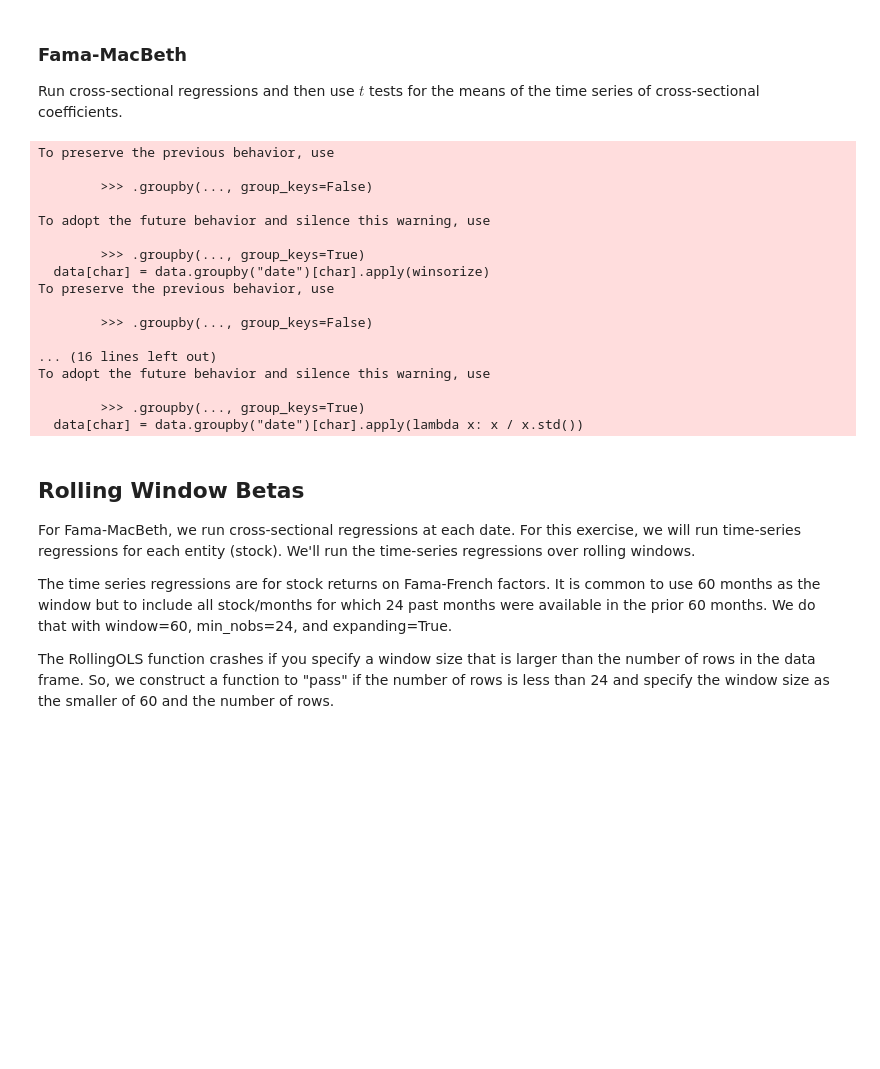
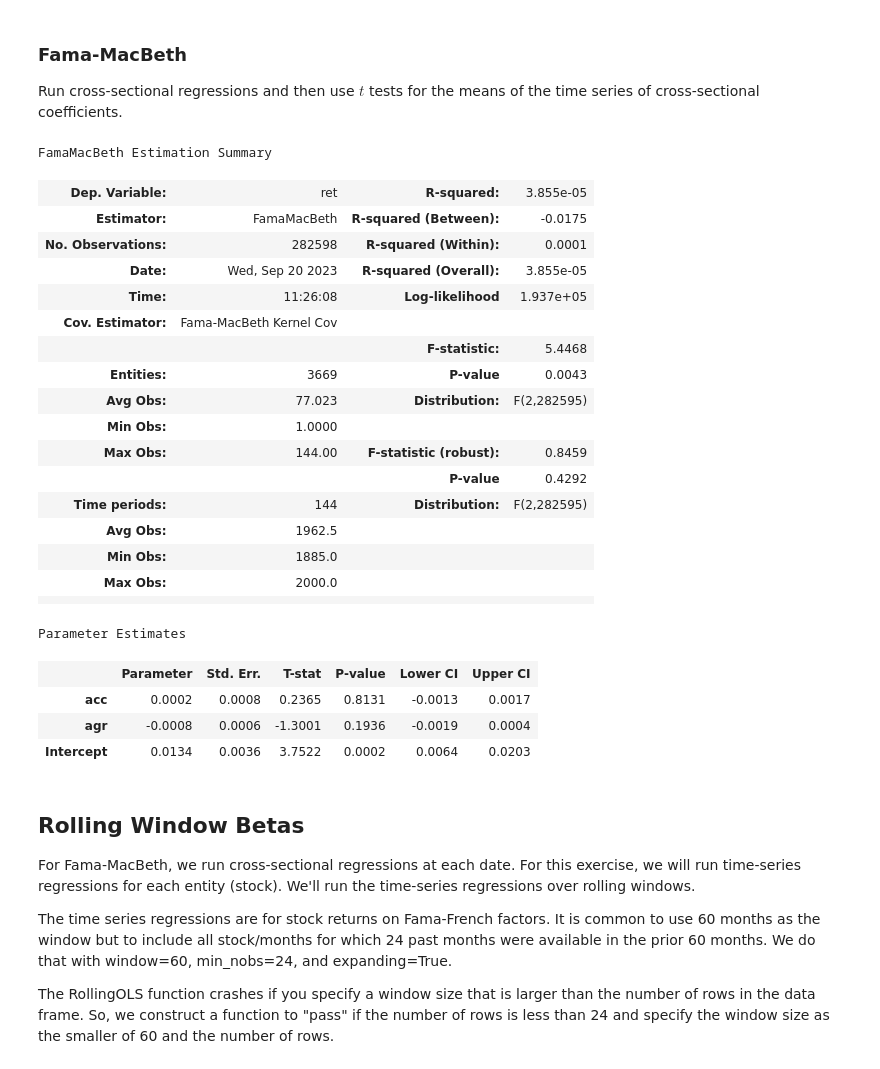
Before and after one commit to 2xra/BUSI-520-notebooks, a Jupyter notebook: 11-Statistics.ipynb, the cells around one changed output. Cells and saved outputs as stored; diff of their text form; code cells hidden in the pictures; blank space fills up the shorter version.

```diff
--- a/11-Statistics.ipynb
+++ b/11-Statistics.ipynb
@@ -164,31 +220,40 @@ def winsorize(ser):
     return ser.clip(lower=ser.quantile(0.01), upper=ser.quantile(0.99))
 
 for char in ["acc", "agr"]:
-    data[char] = data.groupby("date")[char].apply(winsorize)
-    data[char] = data.groupby("date")[char].apply(lambda x: x / x.std())
+    data[char] = data.groupby("date",group_keys=False)[char].apply(winsorize)
+
+    data[char] = data.groupby("date",group_keys=False)[char].apply(lambda x: x / x.std())
-# %% [output]
-To preserve the previous behavior, use
-
-        >>> .groupby(..., group_keys=False)
-
-To adopt the future behavior and silence this warning, use
-
-        >>> .groupby(..., group_keys=True)
-  data[char] = data.groupby("date")[char].apply(winsorize)
-To preserve the previous behavior, use
-
-        >>> .groupby(..., group_keys=False)
-
-... (16 lines left out)
-To adopt the future behavior and silence this warning, use
-
-        >>> .groupby(..., group_keys=True)
-  data[char] = data.groupby("date")[char].apply(lambda x: x / x.std())
 # %%
 # run Fama-MacBeth
 
 model6 = FamaMacBeth.from_formula("ret ~ acc + agr + 1", data=data)
-result6 = model6.fit(cov_type="kernel", kernel="Bartlett", bandwidth=12)
+result6 = model6.fit(cov_type="kernel", kernel="bartlett", bandwidth=12)
+# %%
+result6.summary
+# %% [output]
+FamaMacBeth Estimation Summary
+| Dep. Variable: | ret | R-squared: | 3.855e-05 |
+| Estimator: | FamaMacBeth | R-squared (Between): | -0.0175 |
+| No. Observations: | 282598 | R-squared (Within): | 0.0001 |
+| Date: | Wed, Sep 20 2023 | R-squared (Overall): | 3.855e-05 |
+| Time: | 11:26:08 | Log-likelihood | 1.937e+05 |
+| Cov. Estimator: | Fama-MacBeth Kernel Cov |  |  |
+|  |  | F-statistic: | 5.4468 |
+| Entities: | 3669 | P-value | 0.0043 |
+| Avg Obs: | 77.023 | Distribution: | F(2,282595) |
+| Min Obs: | 1.0000 |  |  |
+| Max Obs: | 144.00 | F-statistic (robust): | 0.8459 |
+|  |  | P-value | 0.4292 |
+| Time periods: | 144 | Distribution: | F(2,282595) |
+| Avg Obs: | 1962.5 |  |  |
+| Min Obs: | 1885.0 |  |  |
+| Max Obs: | 2000.0 |  |  |
+|  |  |  |  |
+Parameter Estimates
+|  | Parameter | Std. Err. | T-stat | P-value | Lower CI | Upper CI |
+| acc | 0.0002 | 0.0008 | 0.2365 | 0.8131 | -0.0013 | 0.0017 |
+| agr | -0.0008 | 0.0006 | -1.3001 | 0.1936 | -0.0019 | 0.0004 |
+| Intercept | 0.0134 | 0.0036 | 3.7522 | 0.0002 | 0.0064 | 0.0203 |
 # %%
 # Fama-MacBeth "by hand"
 
```
Also changed, not shown: parts of 16 cells of this notebook, 2 other files.
